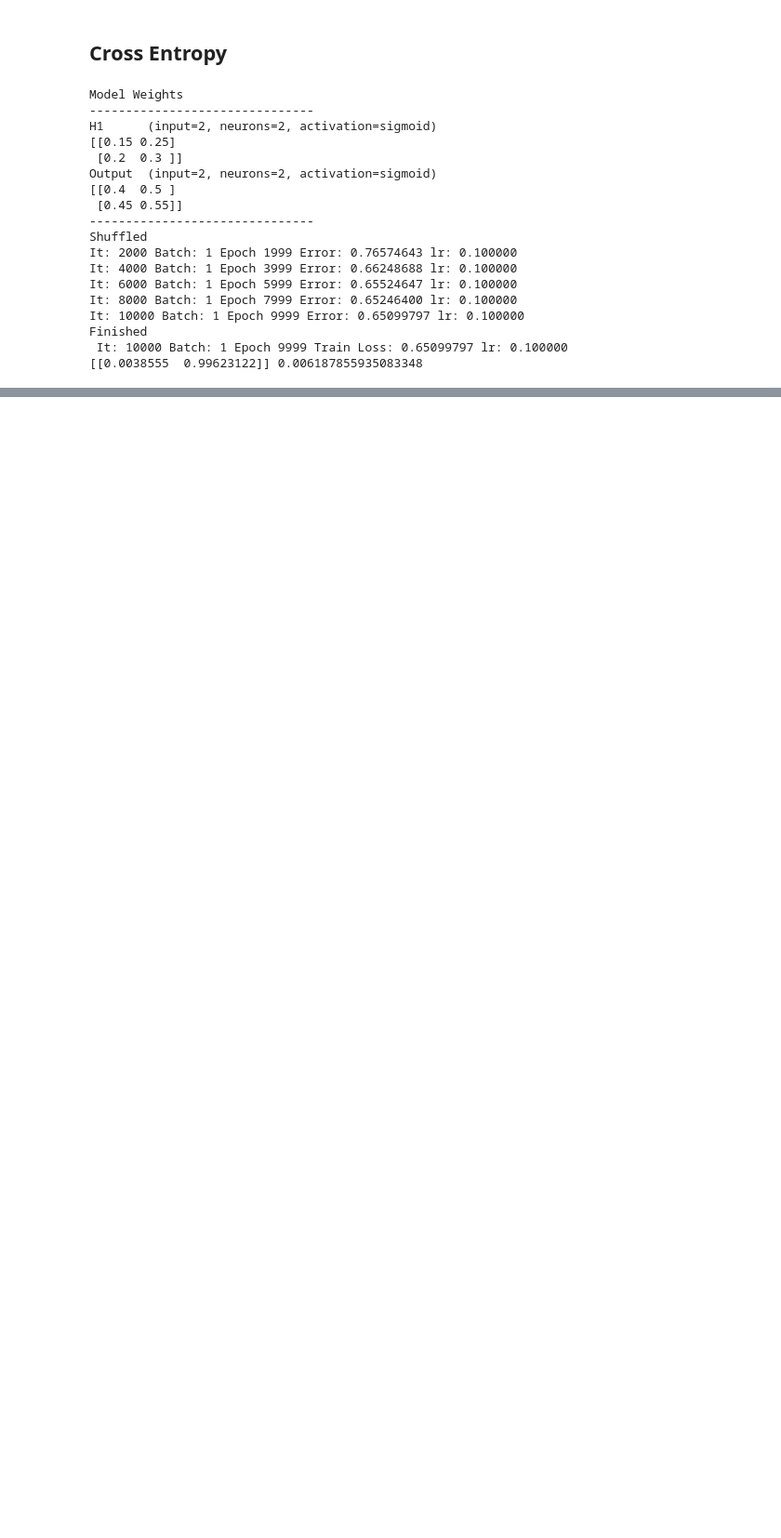
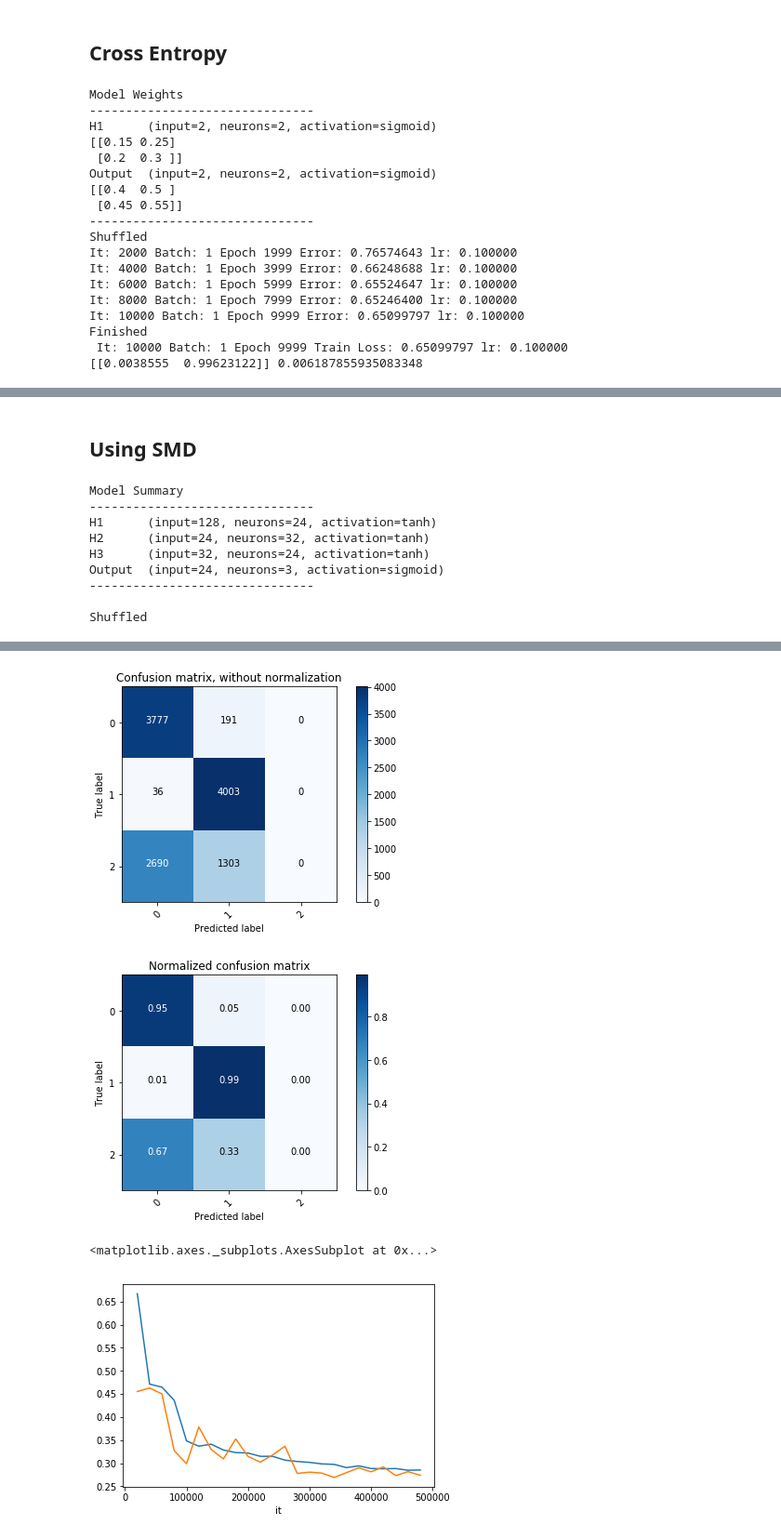
Before and after one commit to azaelmsousa/LogisticRegression-ANN, a Jupyter notebook: notebooks/ANN_Test.ipynb, the cells around one changed output, grey strips where cells are left out. Shown at 93% size. Cells and saved outputs as stored; diff of their text form; code cells hidden in the pictures; blank space fills up the shorter version.

```diff
--- a/notebooks/ANN_Test.ipynb
+++ b/notebooks/ANN_Test.ipynb
@@ -502,0 +701,70 @@ X_val = scaler.transform(X_val)
+# %% [markdown]
+## Using SMD
+# %%
+import time
+import timeit
+from utils import dataset_helper
+from utils import custom_scores
+reload(custom_scores)
+reload(dataset_helper)
+reload(loss_functions)
+reload(activation_functions)
+reload(network)
+reload(dataset_helper)
+
+X,  X_val, Y, Y_val = vals
+Y = dataset_helper.one_hot_encode(Y, nclasses)
+Y_val = dataset_helper.one_hot_encode(Y_val, nclasses)
+
+network.DEBUG = False
+
+h1 = network.Layer(nfeatures, 24, 'tanh',  label="H1")
+h2 = network.Layer(24, 32, 'tanh',  label="H2")
+h3 = network.Layer(32, 24, 'tanh', label="H3")
+o = network.Layer(24, nclasses, 'sigmoid', label="Output")
+
+model = network.NN(loss='smd')
+model.add_layer(h1)
+model.add_layer(h2)
+model.add_layer(h3)
+model.add_layer(o)
+model.summary()
+
+
+print("")
+start = time.process_time()
+model.fit(X, Y, max_iter=max_iter,
+          lr=lr, epsilon=eps, b_sz = 1,
+          decay_iteractions= decay_iteractions, decay_rate = decay_rate,
+          X_val=X_val, Y_val=Y_val,
+          print_interval=print_interval)
+iteraction_log = network.get_iteration_log()
+
+Y_ = np.array(model.predict(X))
+Y_ = Y_.argmax(axis=-1).flatten()
+mae = np.absolute(Y.argmax(axis=-1) - Y_).mean()
+
+print("Time Spent ", time.process_time() - start)
+
+
+Y_val_ = np.array(model.predict(X_val))
+
+
+import time
+import timeit
+from utils import dataset_helper
+from utils import custom_scores
+custom_scores.evalute_multiclass(Y_val.argmax(axis=-1), Y_val_.argmax(axis=-1))
+iteraction_log.index = iteraction_log.it
+iteraction_log.error_train.plot()
+iteraction_log.error_val.plot()
+# %% [output]
+Model Summary
+-------------------------------
+H1      (input=128, neurons=24, activation=tanh)
+H2      (input=24, neurons=32, activation=tanh)
+H3      (input=32, neurons=24, activation=tanh)
+Output  (input=24, neurons=3, activation=sigmoid)
+-------------------------------
+
+Shuffled
@@ -503,3 +788,7 @@ X_val = scaler.transform(X_val)
+[figure, added]
+[figure, added]
+<matplotlib.axes._subplots.AxesSubplot at 0x...>
+[figure, added]
 # %%
 import time
 import timeit
```
Also changed, not shown: parts of 25 cells of this notebook, 4 other files.
